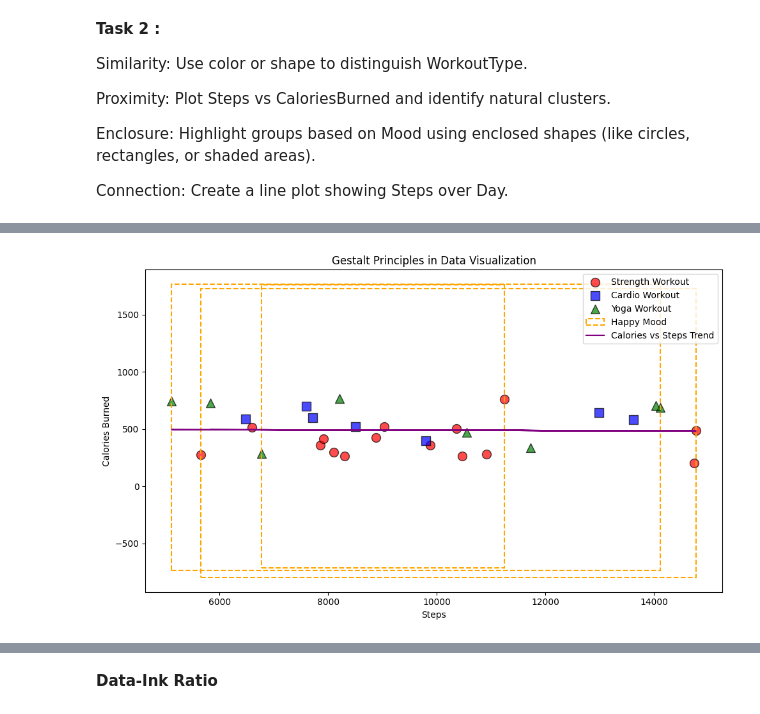
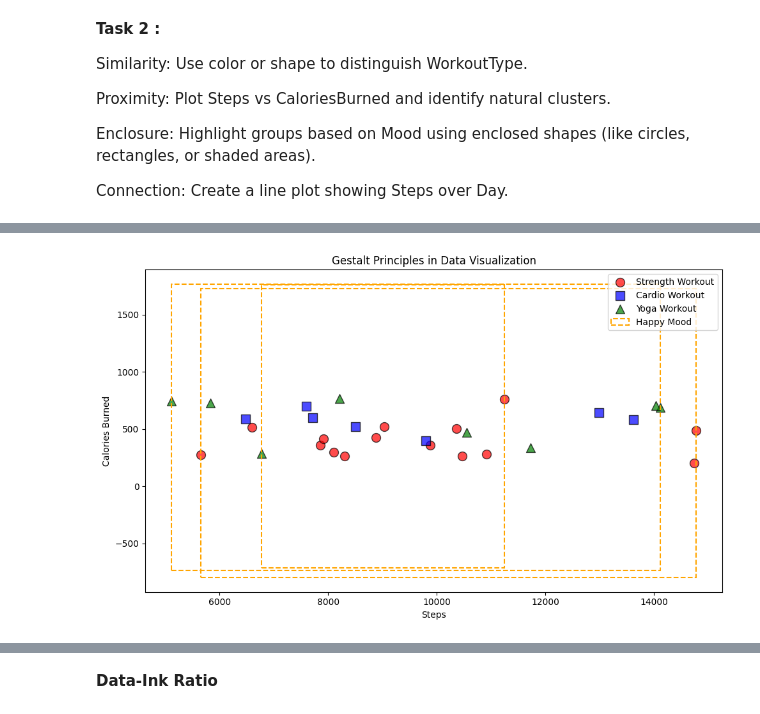
Before and after one commit to qmdmlot/CPE-031-Visualizations-and-Data-Analysis, a Jupyter notebook: Copy_of_Hands_On_Activity_6_|_Data_Visualization_and_Design.ipynb, the cells around one changed output, grey strips where cells are left out. Drawn from its saved outputs; the diff is of its cells as text; code cells hidden in the pictures.

```diff
--- a/Copy_of_Hands_On_Activity_6_|_Data_Visualization_and_Design.ipynb
+++ b/Copy_of_Hands_On_Activity_6_|_Data_Visualization_and_Design.ipynb
@@ -349,32 +349,31 @@ shapes = {'Regular': 'o', 'Premium': 's', 'VIP': '^','Strength': 'o','Cardio':'s
 
 plt.figure(figsize=(10,6))
 for wtype in fitness_data['WorkoutType'].unique():
     subset = fitness_data[fitness_data['WorkoutType'] == wtype]
     plt.scatter(subset['Steps'], subset['CaloriesBurned'],
                 c=colors[wtype],
                 marker=shapes[wtype],
                 s=100,
                 alpha=0.7,
                 edgecolors='black',
                 label=f'{wtype} Workout')
 
 for mood in fitness_data['Mood'].unique():
     subset = fitness_data[fitness_data['Mood'] == mood]
     plt.gca().add_patch(plt.Rectangle(
         (subset['Steps'].min()-1, subset['CaloriesBurned'].min()-1000),
         subset['Steps'].max()-subset['Steps'].min()+2,
         subset['CaloriesBurned'].max()-subset['CaloriesBurned'].min()+2000,
         fill=False, edgecolor='orange', linestyle='--', linewidth=1.5,
         label=f'{mood} Mood' if mood=='Happy' else ""
     ))
 
-plt.plot(fitness_data['Steps'], p(fitness_data['Steps']), color='purple', linestyle='-', linewidth=1.5, label='Calories vs Steps Trend')
 
 plt.title('Gestalt Principles in Data Visualization')
 plt.xlabel('Steps')
 plt.ylabel('Calories Burned')
 plt.legend()
 plt.tight_layout()
 plt.show()
 # %% [output]
-[figure, old version]
+[figure, new version]
```
Also changed, not shown: parts of 11 cells of this notebook.
